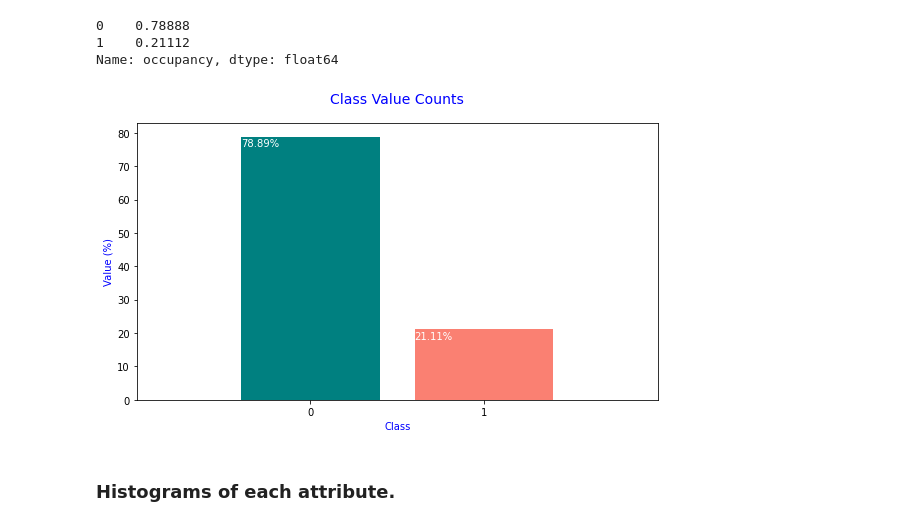
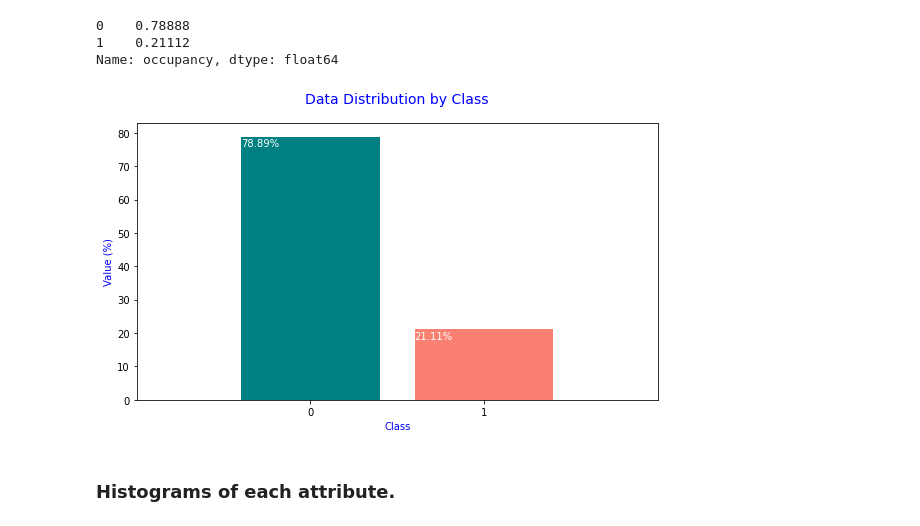
Before and after one commit to CristinaSahoo/Occupancy-Detection, a Jupyter notebook: code/EDA.ipynb, the cells around one changed output. Cells and saved outputs as stored; diff of their text form; code cells hidden in the pictures.

```diff
--- a/code/EDA.ipynb
+++ b/code/EDA.ipynb
@@ -92,22 +92,22 @@ Name: occupancy, dtype: float64
 # %%
 x = classes.index
 y = [np.round(val*100, 2) for val in classes.values]
 
 plt.figure(figsize=(8,5))
 bars = plt.bar(x, y, color=['teal', 'salmon'])
-plt.title('Class Value Counts', fontsize=14, color='blue', pad=20)
+plt.title('Data Distribution by Class', fontsize=14, color='blue', pad=20)
 plt.xlabel('Class', color='blue')
 plt.xticks(rotation=0, ticks=[0, 1])
 plt.xlim(-1, 2)
 plt.ylabel('Value (%)', color='blue')
 for bar in bars:
     yval = bar.get_height()
     plt.text(bar.get_x(), yval-3, str(yval)+'%', color='white')
 plt.tight_layout()
 plt.savefig('../images/fig2.jpg', dpi=200)
 plt.show()
 # %% [output]
-[figure, old version]
+[figure, new version]
 # %% [markdown]
 ### Histograms of each attribute.
 # %%
```
Also changed, not shown: parts of 15 cells of this notebook, 25 other files.
